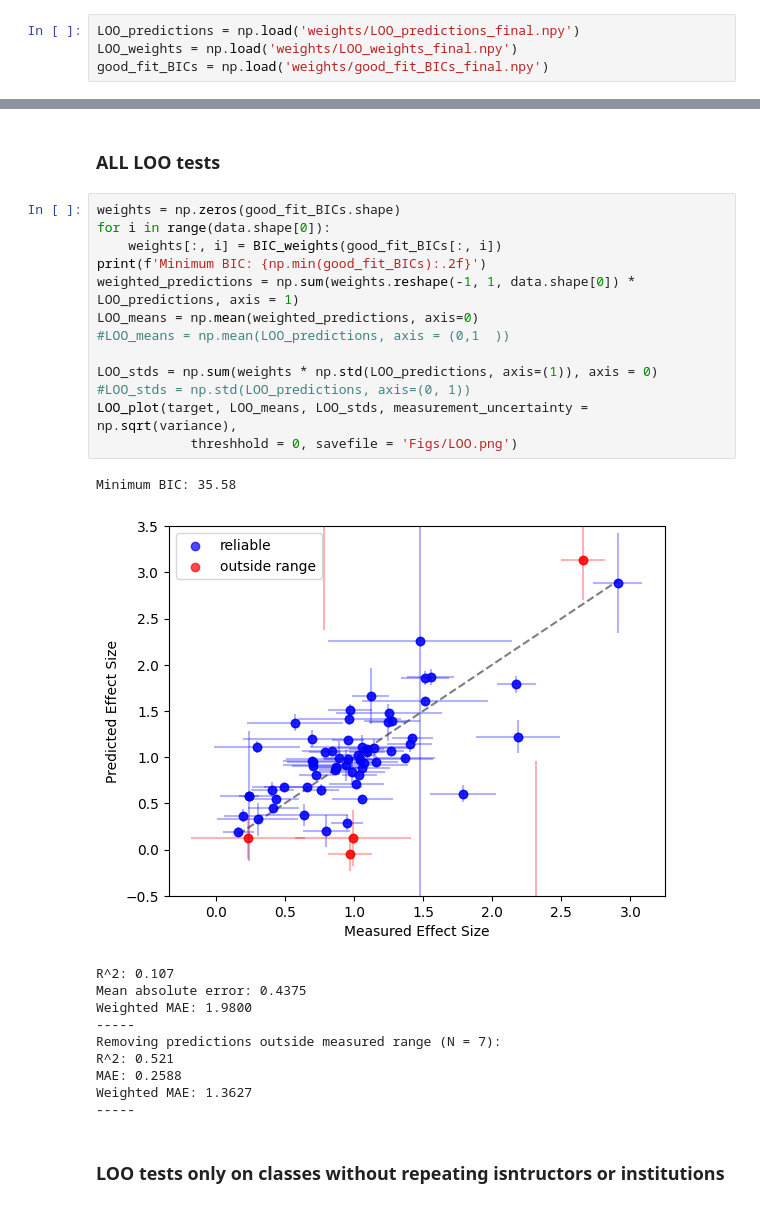
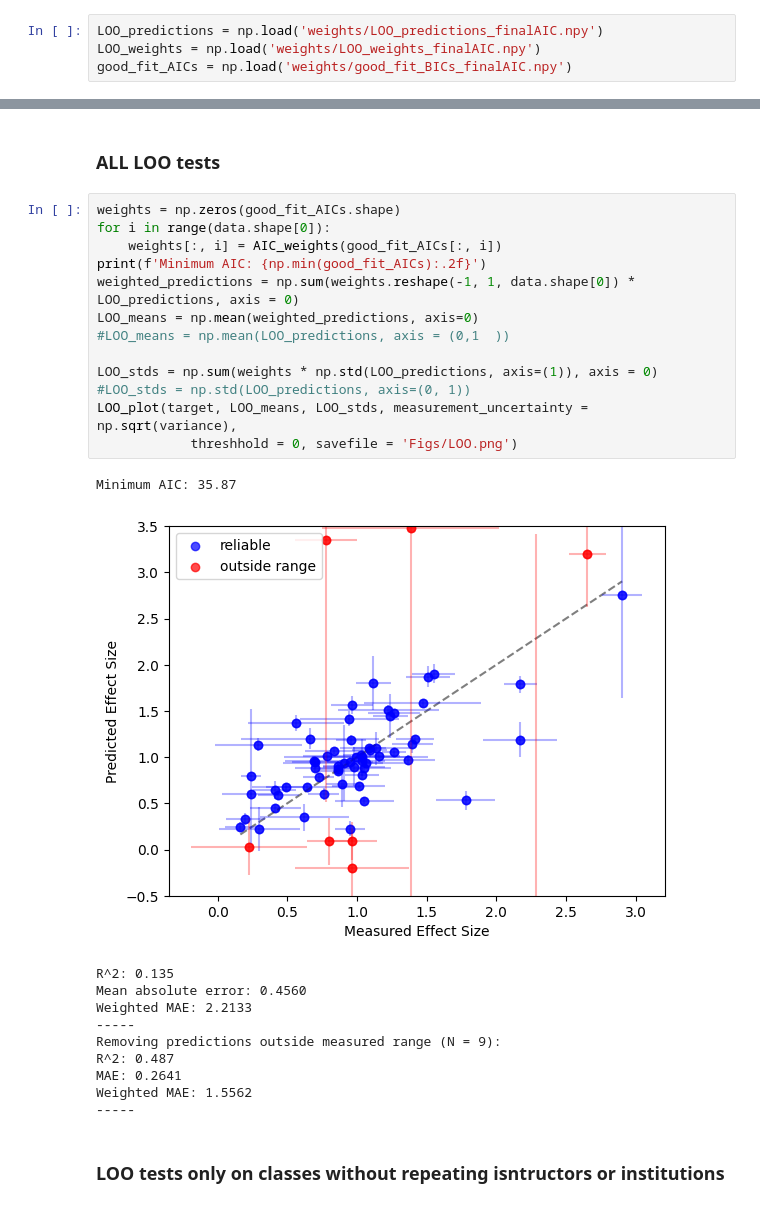
Before and after one commit to oross314/Modeling-Active-Learning-Classrooms, a Jupyter notebook: regression_model.ipynb, the cells around one changed output, grey strips where cells are left out. Saved outputs shown, nothing was run; the diff lists cells and outputs as text.

```diff
--- a/regression_model.ipynb
+++ b/regression_model.ipynb
@@ -31,6 +31,6 @@ Number of classes: 69, Number of terms: 39
 
 See paper supplemental material for a detailed explanation of feature selection
 # %%
-LOO_predictions = np.load('weights/LOO_predictions_final.npy')
-LOO_weights = np.load('weights/LOO_weights_final.npy')
-good_fit_BICs = np.load('weights/good_fit_BICs_final.npy')
+LOO_predictions = np.load('weights/LOO_predictions_finalAIC.npy')
+LOO_weights = np.load('weights/LOO_weights_finalAIC.npy')
+good_fit_AICs = np.load('weights/good_fit_BICs_finalAIC.npy')
@@ -44,29 +37,29 @@ Text(0.5, 1.0, 'Histogram of Number of Features Chosen in LOO Cross Validation')
 # %% [markdown]
 ### ALL LOO tests
 # %%
-weights = np.zeros(good_fit_BICs.shape)
+weights = np.zeros(good_fit_AICs.shape)
 for i in range(data.shape[0]):
-    weights[:, i] = BIC_weights(good_fit_BICs[:, i])
-print(f'Minimum BIC: {np.min(good_fit_BICs):.2f}')
-weighted_predictions = np.sum(weights.reshape(-1, 1, data.shape[0]) * LOO_predictions, axis = 1)
+    weights[:, i] = AIC_weights(good_fit_AICs[:, i])
+print(f'Minimum AIC: {np.min(good_fit_AICs):.2f}')
+weighted_predictions = np.sum(weights.reshape(-1, 1, data.shape[0]) * LOO_predictions, axis = 0)
 LOO_means = np.mean(weighted_predictions, axis=0)
 #LOO_means = np.mean(LOO_predictions, axis = (0,1  ))
 
 LOO_stds = np.sum(weights * np.std(LOO_predictions, axis=(1)), axis = 0)
 #LOO_stds = np.std(LOO_predictions, axis=(0, 1))
 LOO_plot(target, LOO_means, LOO_stds, measurement_uncertainty = np.sqrt(variance),
             threshhold = 0, savefile = 'Figs/LOO.png')
 # %% [output]
-Minimum BIC: 35.58
+Minimum AIC: 35.87
-[figure, old version]
+[figure, new version]
-R^2: 0.107
-Mean absolute error: 0.4375
-Weighted MAE: 1.9800
+R^2: 0.135
+Mean absolute error: 0.4560
+Weighted MAE: 2.2133
 -----
-Removing predictions outside measured range (N = 7):
-R^2: 0.521
-MAE: 0.2588
-Weighted MAE: 1.3627
+Removing predictions outside measured range (N = 9):
+R^2: 0.487
+MAE: 0.2641
+Weighted MAE: 1.5562
 -----
 # %% [markdown]
 ### LOO tests only on classes without repeating isntructors or institutions
```
Also changed, not shown: parts of 8 cells of this notebook, 7 other files.
